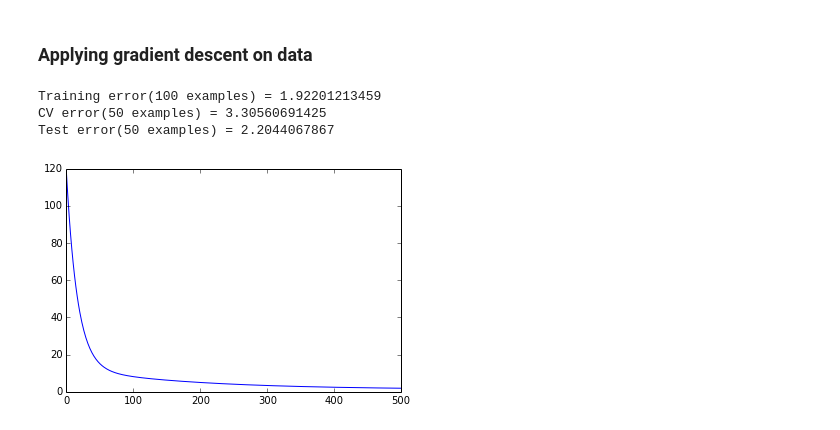
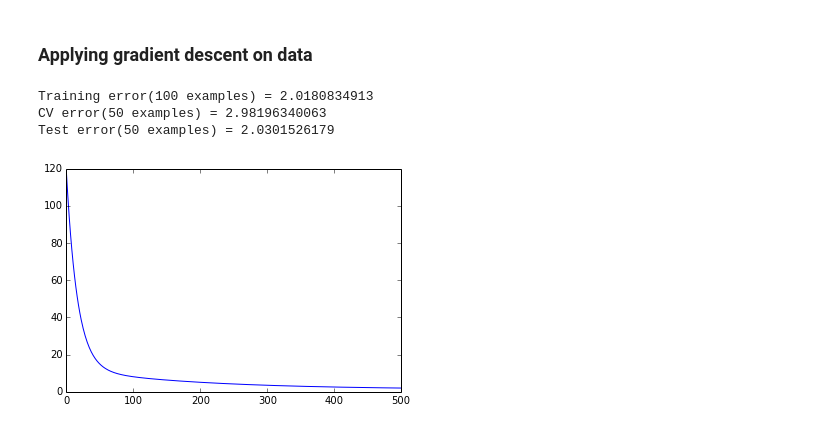
Before and after one commit to vaibhav276/ml-python, a Jupyter notebook: linreg/multi_manual.ipynb, the cells around one changed output. Saved outputs shown, nothing was run; the diff lists cells and outputs as text; code cells hidden in the pictures.

```diff
--- a/linreg/multi_manual.ipynb
+++ b/linreg/multi_manual.ipynb
@@ -122,9 +122,12 @@ Additionally, gradient descent can be ineffective or inefficient if the differen
 For these cases, it is helpful to "normalize" all features to same range by using mean and range of the corresponding features.
 # %%
 # Feature normalization
-def featureNormalize(X):
-    range = (X.max(0) - X.min(0))
-    return ( (X - X.mean(0)) / range )
+def featureNormalize(X, xmax, xmin, xmean):
+    #range = (X.max(0) - X.min(0))
+    #return ( (X - X.mean(0)) / range )
+
+    xrange = xmax - xmin
+    return ( X - xmean ) / xrange
 # %% [markdown]
 ### Applying gradient descent on data
 # %%
@@ -145,37 +148,41 @@ theta = np.zeros((X.shape[1] + 1, 1))
 # A good set of parameters should not only prove good for training set,
 # but also for cross validation (CV) and test sets
 total_size = X.shape[0]
 training_set_size = total_size / 2
 cv_set_size = total_size / 4
 test_set_size = total_size - (training_set_size + cv_set_size)
 
+xmax = X.max(0)
+xmin = X.min(0)
+xmean = X.mean(0)
+
 Xtrain = X[0:training_set_size, :]
-XtrainNorm = featureNormalize(Xtrain)
+XtrainNorm = featureNormalize(Xtrain, xmax, xmin, xmean)
 XtrainNorm = np.append(np.ones((XtrainNorm.shape[0],1)), XtrainNorm, axis = 1)
 ytrain = y[0:training_set_size]
 
 Xcv = X[(training_set_size + 1):(training_set_size + cv_set_size), :]
-XcvNorm = featureNormalize(Xcv)
+XcvNorm = featureNormalize(Xcv, xmax, xmin, xmean)
 XcvNorm = np.append(np.ones((XcvNorm.shape[0],1)), XcvNorm, axis = 1)
 ycv = y[(training_set_size + 1): (training_set_size + cv_set_size)]
 
 Xtest = X[(training_set_size + cv_set_size + 1):(training_set_size + cv_set_size + test_set_size), :]
-XtestNorm = featureNormalize(Xtest)
+XtestNorm = featureNormalize(Xtest, xmax, xmin, xmean)
 XtestNorm = np.append(np.ones((XtestNorm.shape[0],1)), XtestNorm, axis = 1)
 ytest = y[(training_set_size + cv_set_size + 1): (training_set_size + cv_set_size + test_set_size)]
 
 # Determined by trial and error
 alpha = 0.03
 num_iters = 500
 
 theta, cost_history = gradientDescent(theta, XtrainNorm, ytrain, alpha, num_iters)
 plt.plot(cost_history)
 
 print "Training error(" + str(training_set_size) + " examples) = " + str(costLinearRegression(theta, XtrainNorm, ytrain))
 print "CV error(" + str(cv_set_size) + " examples) = " + str(costLinearRegression(theta, XcvNorm, ycv))
 print "Test error(" + str(test_set_size) + " examples) = " + str(costLinearRegression(theta, XtestNorm, ytest))
 # %% [output]
-Training error(100 examples) = 1.92201213459
-CV error(50 examples) = 3.30560691425
-Test error(50 examples) = 2.2044067867
+Training error(100 examples) = 2.0180834913
+CV error(50 examples) = 2.98196340063
+Test error(50 examples) = 2.0301526179
-[figure, old version]
+[figure, new version]
```
Also changed, not shown: parts of 3 cells of this notebook.
